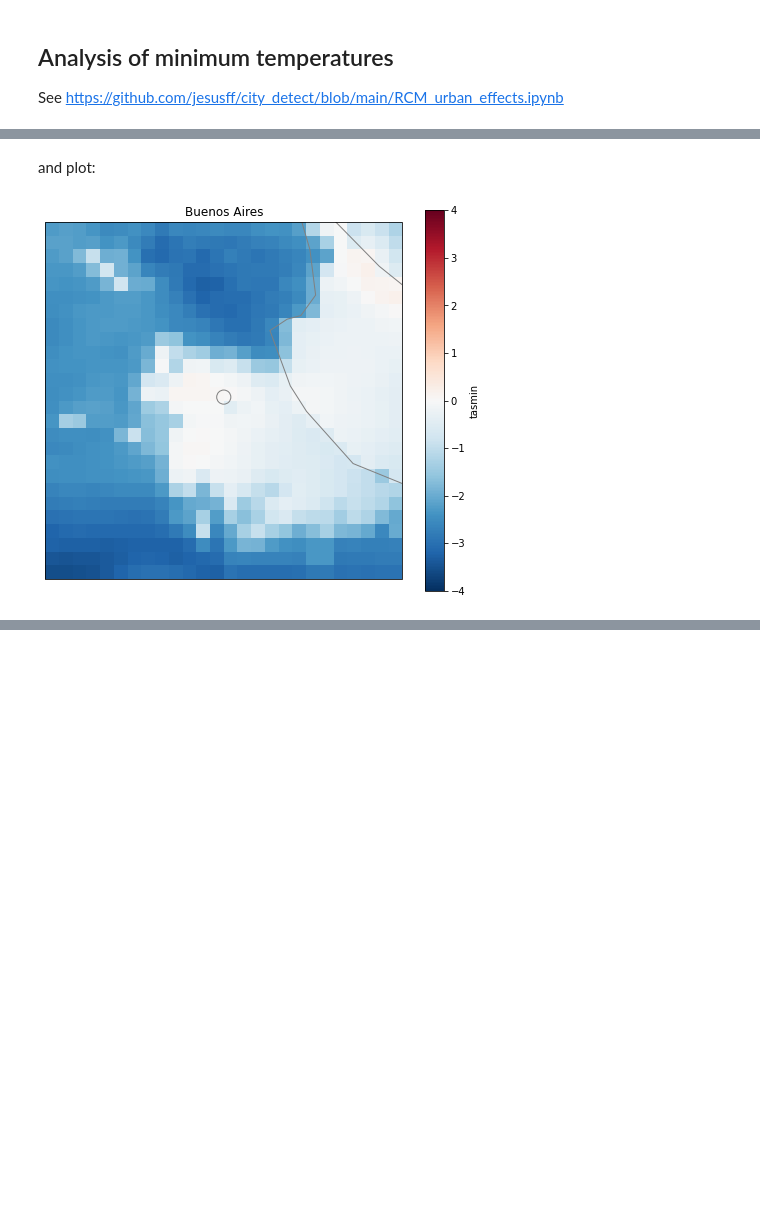
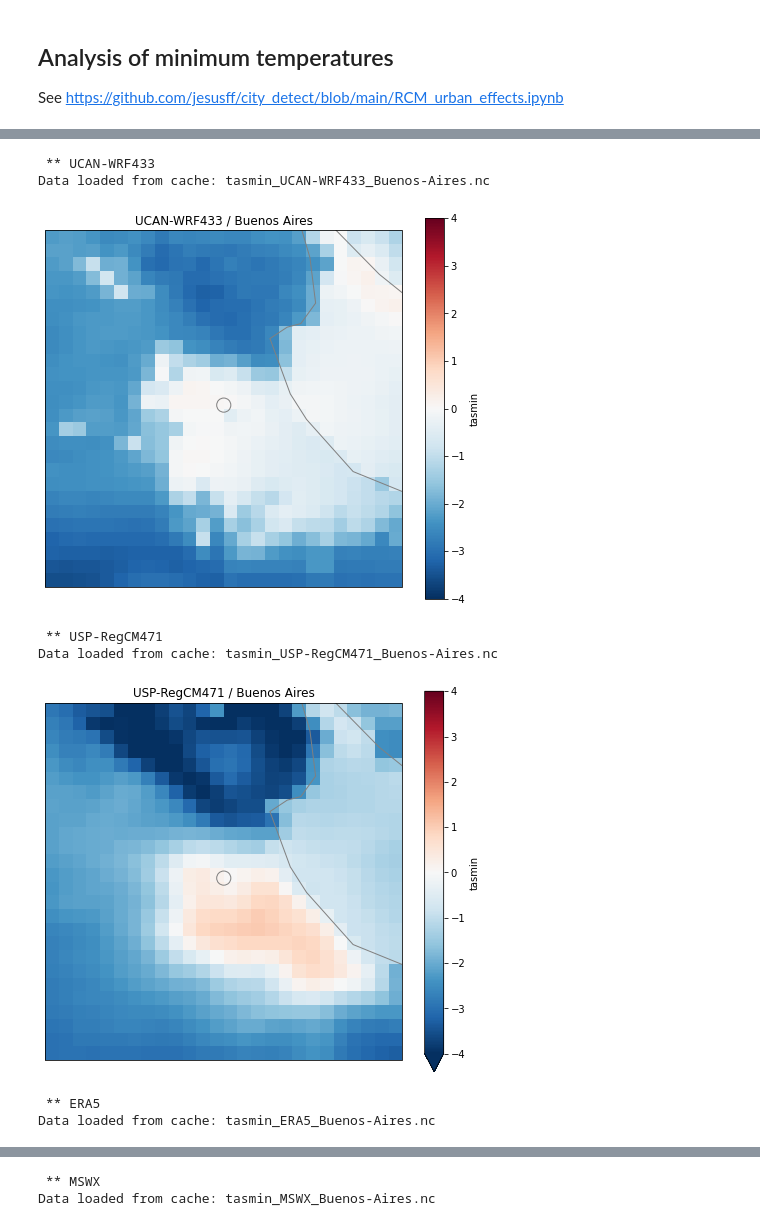
Before and after one commit to jesusff/fps-sesa-analyses, a Jupyter notebook: sesa_cities.ipynb, the cells around one changed output, grey strips where cells are left out. Saved outputs shown, nothing was run; the diff lists cells and outputs as text; code cells hidden in the pictures; blank space fills up the shorter version.

Commit message:
Add new opendap ulrs and loop over data sets

```diff
--- a/sesa_cities.ipynb
+++ b/sesa_cities.ipynb
@@ -149,3 +86,0 @@ Retrieve the data
-# %%
-%%time
-ds_city = ds_city.compute()
@@ -156,2 +86,0 @@ Wall time: 2min 22s
-# %% [markdown]
-and plot:
@@ -158,19 +139,28 @@ and plot:
 # %%
-import matplotlib.pyplot as plt
-
-index = index_average_n_highest(ds_city)
-proj = ccrs.PlateCarree()
-lonlat = ccrs.PlateCarree()
-f = plt.figure(figsize=(8,7))
-ax = plt.axes(projection=proj)
-index.plot.pcolormesh(
-  ax=ax, transform=lonlat, cmap=plt.cm.RdBu_r, vmax=4
-)
-plt.title(city)
-ax.coastlines(resolution='50m', linewidth=1, color='gray')
-ax.scatter(location[city]['lon'], location[city]['lat'], transform=lonlat, s=200, facecolor='none', edgecolor='grey')
-f.savefig(f'{city}.png', facecolor='white')
-plt.show()
-plt.close('all')
+for dataset in ['UCAN-WRF433', 'USP-RegCM471', 'ERA5', 'MSWX']:
+  print(f' ** {dataset}')
+  pcity = city.replace(' ','-')
+  ds_city = load_city(f'{var}_{dataset}_{pcity}.nc', urls[dataset], var)
+  index = index_average_n_highest(ds_city)
+  proj = ccrs.PlateCarree()
+  lonlat = ccrs.PlateCarree()
+  f = plt.figure(figsize=(8,7))
+  ax = plt.axes(projection=proj)
+  index.plot.pcolormesh(
+    ax=ax, transform=lonlat, cmap=plt.cm.RdBu_r, vmax=4
+  )
+  plt.title(f'{dataset} / {city}')
+  ax.coastlines(resolution='50m', linewidth=1, color='gray')
+  ax.scatter(location[city]['lon'], location[city]['lat'], transform=lonlat, s=200, facecolor='none', edgecolor='grey')
+  f.savefig(f'{dataset}_{pcity}.png', facecolor='white')
+  plt.show()
+  plt.close('all')
 # %% [output]
+ ** UCAN-WRF433
+Data loaded from cache: tasmin_UCAN-WRF433_Buenos-Aires.nc
-[figure, old version]
+[figure, new version]
+ ** USP-RegCM471
+Data loaded from cache: tasmin_USP-RegCM471_Buenos-Aires.nc
+[figure, added]
+ ** ERA5
+Data loaded from cache: tasmin_ERA5_Buenos-Aires.nc
@@ -176,0 +168,2 @@ plt.close('all')
+ ** MSWX
+Data loaded from cache: tasmin_MSWX_Buenos-Aires.nc
```
Also changed, not shown: parts of 16 cells of this notebook.
